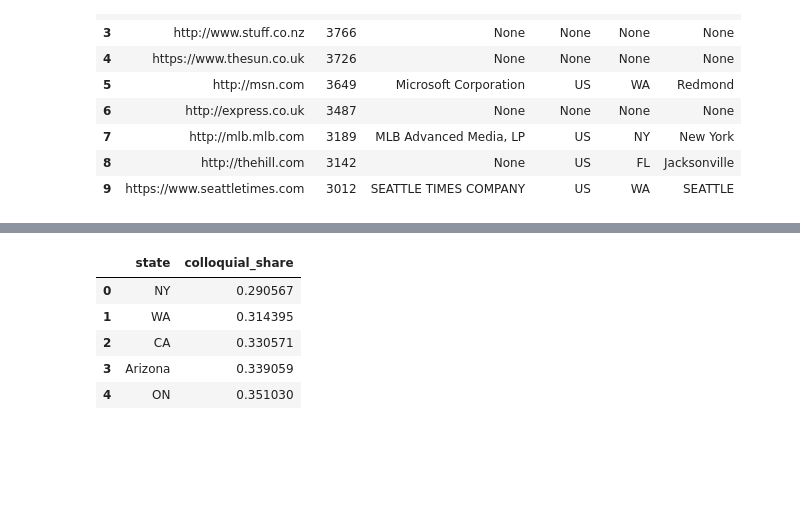
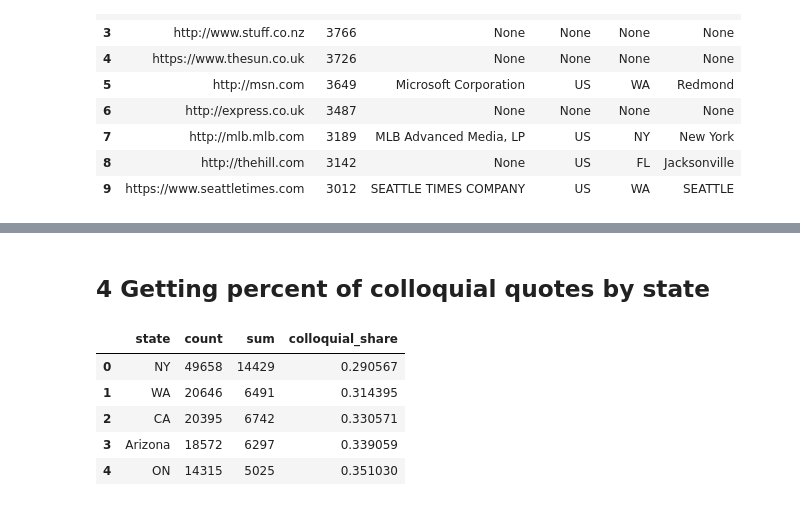
Before and after one commit to epfl-ada/ada-2021-project-adacadabra, a Jupyter notebook: ANALYSIS/Exploratory_stats_webdomains.ipynb, the cells around one changed output, grey strips where cells are left out. Cells and saved outputs as stored; diff of their text form; code cells hidden in the pictures; blank space fills up the shorter version.

```diff
--- a/ANALYSIS/Exploratory_stats_webdomains.ipynb
+++ b/ANALYSIS/Exploratory_stats_webdomains.ipynb
@@ -86,20 +108,20 @@ df_grouped.head()
+# %% [markdown]
+## 4 Getting percent of colloquial quotes by state
 # %%
 df_state_sum= (df[["state","colloquial"]][df["state"].apply(lambda x: isinstance(x, str))]).groupby(["state"])\
 .apply(lambda x : x.sum()).sort_values(["colloquial"], ascending=False)
 del df_state_sum["state"]
 df_state_count= (df[["state","colloquial"]][df["state"].apply(lambda x: isinstance(x, str))]).groupby(["state"])\
 .apply(lambda x : x.count()).sort_values(["colloquial"], ascending=False)
 del df_state_count["state"]
-#df_grouped= df_state_count.join(df_state_sum)
-df_grouped= pd.merge(df_state_count, df_state_sum, left_index=True, right_index=True).reset_index()
-df_grouped["colloquial_share"]= df_grouped["colloquial_y"]/df_grouped["colloquial_x"]
-del df_grouped["colloquial_y"]
-del df_grouped["colloquial_x"]
-df_grouped.head()
+df_grouped_state= pd.merge(df_state_count, df_state_sum, left_index=True, right_index=True).reset_index()
+df_grouped_state["colloquial_share"]= df_grouped_state["colloquial_y"]/df_grouped_state["colloquial_x"]
+df_grouped_state.rename(columns = {"colloquial_x":'count', 'colloquial_y':'sum'}, inplace = True)
+df_grouped_state.head()
 # %% [output]
-|  | state | colloquial_share |
-| 0 | NY | 0.290567 |
-| 1 | WA | 0.314395 |
-| 2 | CA | 0.330571 |
-| 3 | Arizona | 0.339059 |
-| 4 | ON | 0.351030 |
+|  | state | count | sum | colloquial_share |
+| 0 | NY | 49658 | 14429 | 0.290567 |
+| 1 | WA | 20646 | 6491 | 0.314395 |
+| 2 | CA | 20395 | 6742 | 0.330571 |
+| 3 | Arizona | 18572 | 6297 | 0.339059 |
+| 4 | ON | 14315 | 5025 | 0.351030 |
```
Also changed, not shown: parts of 14 cells of this notebook.
